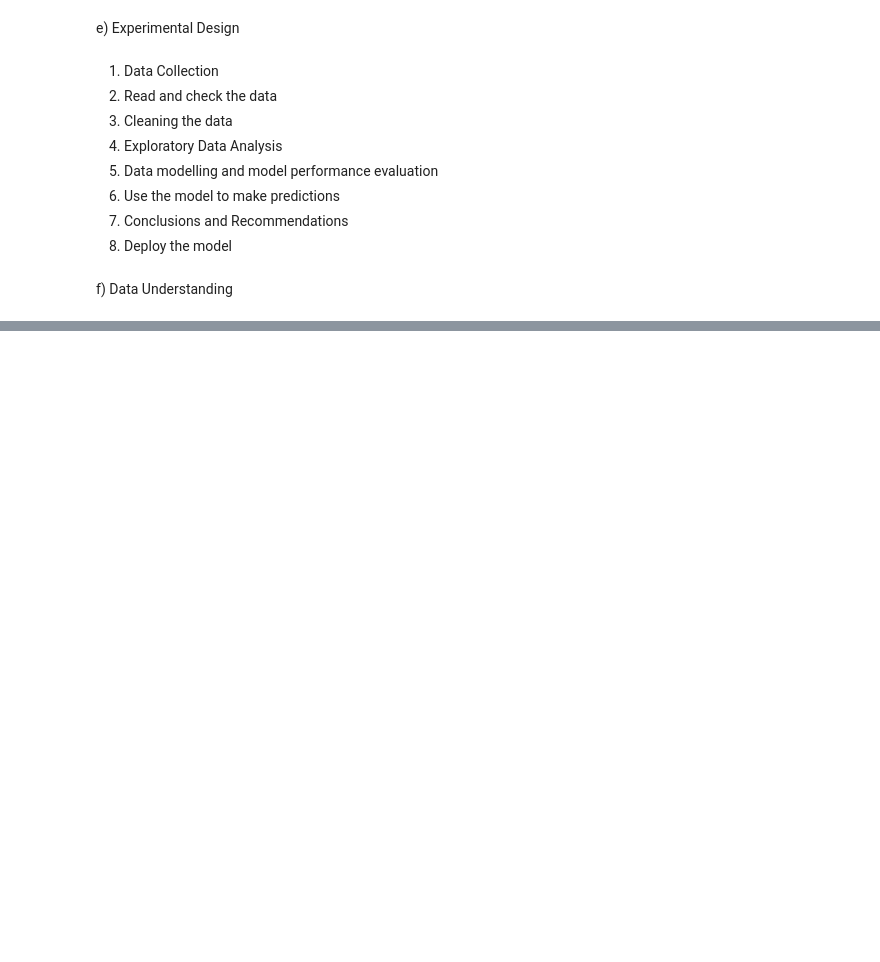
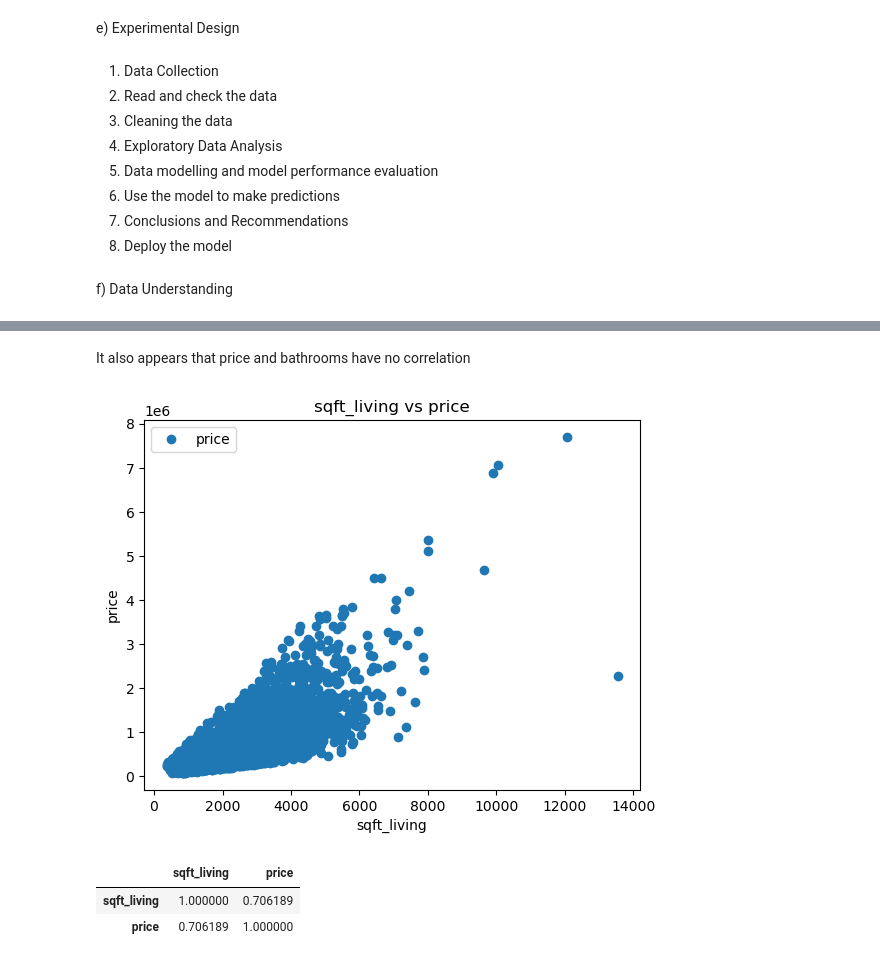
Before and after one commit to kemboielly/realestate-insight-phase2, a Jupyter notebook: student.ipynb, the cells around one changed output, grey strips where cells are left out. Saved outputs shown, nothing was run; the diff lists cells and outputs as text; code cells hidden in the pictures; blank space fills up the shorter version.

```diff
--- a/student.ipynb
+++ b/student.ipynb
@@ -248,0 +249,14 @@ df[['bedrooms','price']].corr()
+# %% [markdown]
+It also appears that price and bathrooms have no correlation
+# %%
+df.plot(x='sqft_living', y='price', style='o')
+plt.title('sqft_living vs price')
+plt.xlabel('sqft_living')
+plt.ylabel('price')
+plt.show()
+df[['sqft_living','price']].corr()
+# %% [output]
+[figure, added]
+|  | sqft_living | price |
+| sqft_living | 1.000000 | 0.706189 |
+| price | 0.706189 | 1.000000 |
```
Also changed, not shown: parts of 71 cells of this notebook.
